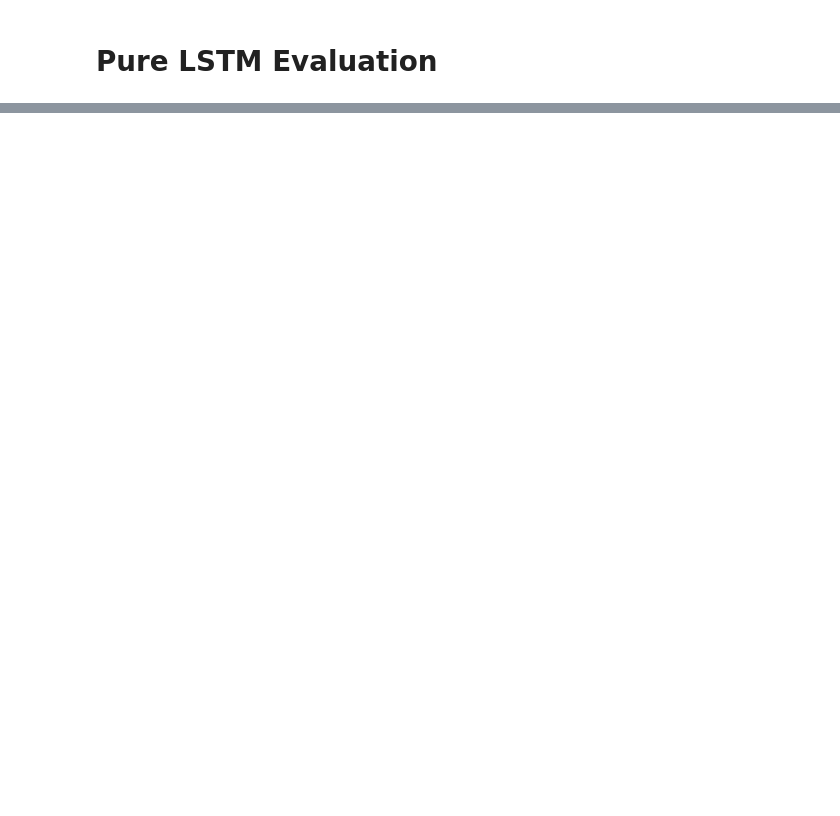
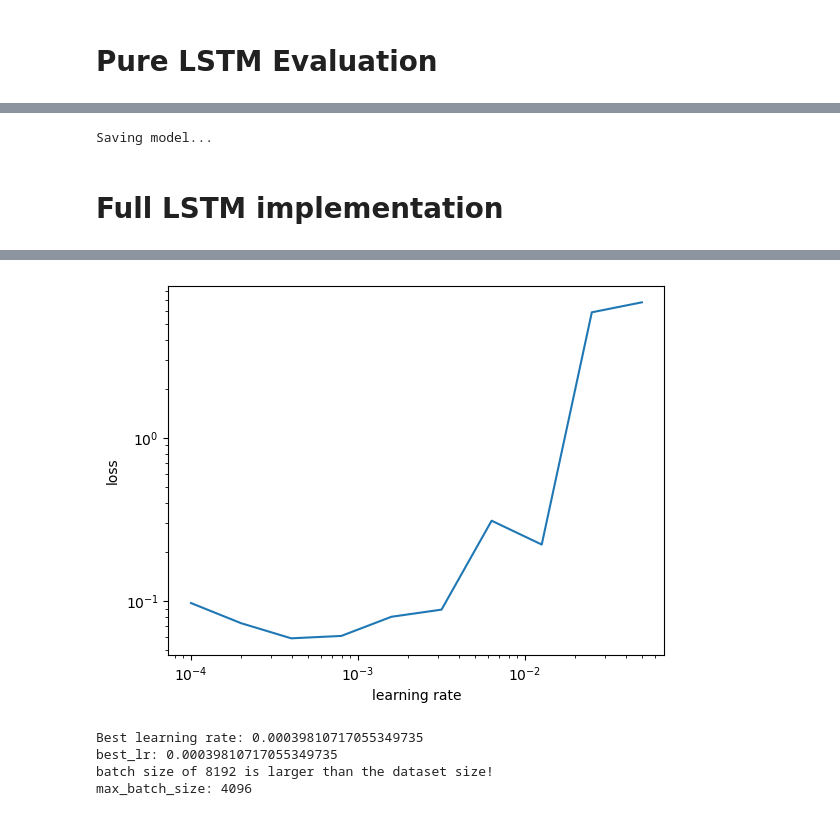
Before and after one commit to luzny274/Taipei-Bus-Stop-Traffic-Prediction, a Jupyter notebook: Vita/LSTM.ipynb, the cells around one changed output, grey strips where cells are left out. Drawn from its saved outputs; the diff is of its cells as text; code cells hidden in the pictures; blank space fills up the shorter version.

Commit message:
lstm

```diff
--- a/Vita/LSTM.ipynb
+++ b/Vita/LSTM.ipynb
@@ -193,0 +315,51 @@ utils.evaluate_model(best_model_base, max_batch_size_base)
+# %%
+#Save the final model
+print("Saving model...")
+path_to_save = "Models/LSTM_base.model"
+torch.save(best_model_base, path_to_save)
+
+with open('Models/LSTM_base_params.txt', 'w') as f:
+    print(best_val_params_base, file=f)
+# %% [output]
+Saving model...
+# %% [markdown]
+# Full LSTM implementation
+# %%
+class LSTM_full(nn.Module):
+    def __init__(self, params):
+        super(LSTM_full, self).__init__()
+
+        hidden_size = params['hidden_size']
+        num_layers = params['num_layers']
+
+        self.lstm = nn.LSTM(timeSeries_input_size, hidden_size, num_layers, batch_first=True)
+        self.hidden_fc = nn.Linear(input_size + hidden_size, hidden_size)
+        self.fc = nn.Linear(hidden_size, output_size)
+
+    def forward(self, x):
+        X = x.timestampsData
+        timeSeries = x.timeSeriesData
+
+        out, _ = self.lstm(timeSeries)
+        out = torch.cat([out[:, -1, :], X], dim=1)
+        out = torch.relu(self.hidden_fc(out))
+        out = self.fc(out)
+        return out
+
+    def get_input_weights(self):
+        return self.hidden_fc.weight
+# %%
+# Find the best initial learning rate
+hidden_size = 512
+num_layers = 2
+
+params = {'batch_size': 4, 'epochs' : 10, 'loss': 'MSE', 'weight_decay': 0, 'hidden_size':hidden_size, 'num_layers':num_layers, 'dropout_rate':0}
+min_lr = 1e-4
+max_lr = 1e-1
+
+model, train_losses, learning_rates, best_lr_full = utils.Learning_Rate_Range_Test(LSTM_full, min_lr, max_lr, params)
+print("best_lr:", best_lr_full)
+
+# Find the maximum batch size
+max_batch_size_full = utils.get_max_batch_size(model)
+# %% [output]
@@ -193,0 +383,5 @@ utils.evaluate_model(best_model_base, max_batch_size_base)
+[figure, added]
+Best learning rate: 0.00039810717055349735
+best_lr: 0.00039810717055349735
+batch size of 8192 is larger than the dataset size!
+max_batch_size: 4096
```
Also changed, not shown: parts of 21 cells of this notebook, 10 other files.
